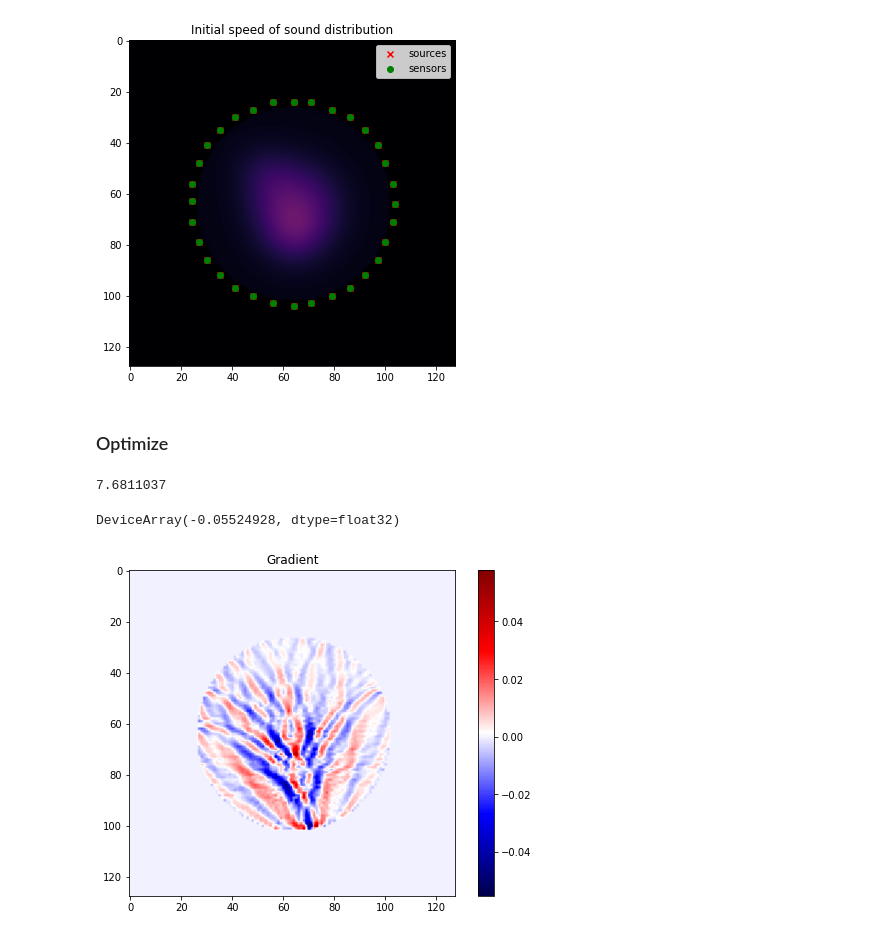
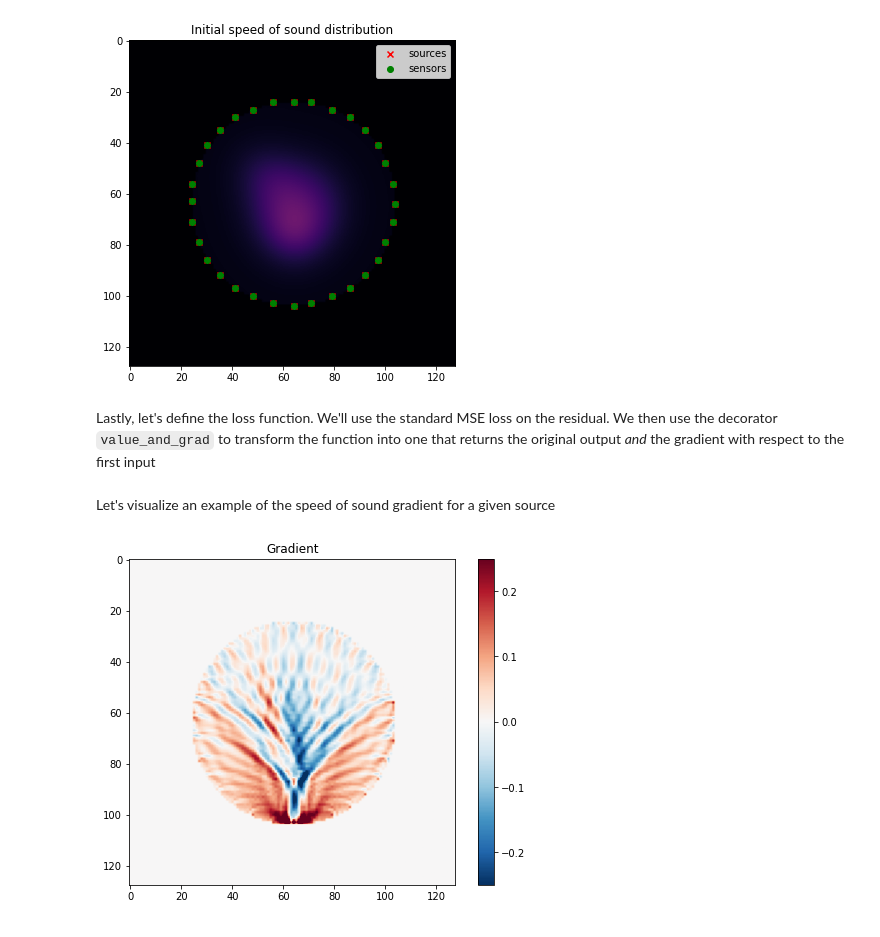
Before and after one commit to ucl-bug/jwave, a Jupyter notebook: docs/notebooks/FWI.ipynb, the cells around one changed output. Drawn from its saved outputs; the diff is of its cells as text; code cells hidden in the pictures.

Commit message:
fwi example

```diff
--- a/docs/notebooks/FWI.ipynb
+++ b/docs/notebooks/FWI.ipynb
@@ -135,0 +138,4 @@ single_source_simulation(medium.sound_speed, 1).block_until_ready()
+# %%
+batch_simulations = vmap(single_source_simulation, in_axes=(None, 0))
+p_data = batch_simulations(medium.sound_speed, jnp.arange(num_sources))
+print(f"Size of data [Source idx, Time, Sensor idx]: {p_data.shape}")
@@ -173,28 +206,3 @@ plt.title("Initial speed of sound distribution")
 plt.show()
 # %% [output]
 [figure]
-# %%
-def env_loss(trace, ref):
-    x = jnp.fft.fft(trace, axis=0)
-    x = x.at[len(x)//2:,:].set(0.)
-    y = jnp.abs(jnp.fft.ifft(x, axis=0))
-
-
-    x = jnp.fft.fft(ref, axis=0)
-    x = x.at[len(x)//2:,:].set(0.)
-    ref = jnp.abs(jnp.fft.ifft(x, axis=0))
-
-    return jnp.sum(jnp.abs(y - ref)**2)
-
-def loss_func(params, source_num):
-    '''
-    Maximizes energy at central sensor, minimize energy external ones'''
-    p = single_source_simulation(get_sound_speed(params), source_num)
-    return env_loss(p, p_data[source_num])
-    #return jnp.sum(jnp.abs(diff)**2)
-
-def loss_with_grad(params, source_num):
-    lossval, gradient = value_and_grad(loss_func, argnums=0)(params, source_num)
-    return lossval, gradient
-# %% [markdown]
-### Optimize
@@ -204,17 +209,23 @@ from jax.experimental import optimizers
-# %%
-loss, gradient = loss_with_grad(params, 1)
-print(loss)
-# %% [output]
-7.6811037
-# %%
-jnp.amin(gradient)
-# %% [output]
-DeviceArray(-0.05524928, dtype=float32)
+# %% [markdown]
+Lastly, let's define the loss function. We'll use the standard MSE loss on the residual. We then use the decorator `value_and_grad` to transform the function into one that returns the original output *and* the gradient with respect to the first input
+# %%
+def loss_func(params, source_num):
+    p = single_source_simulation(get_sound_speed(params), source_num)
+    return jnp.sum(jnp.abs(p - p_data[source_num])**2)
+
+def loss_with_grad(params, source_num):
+    lossval, gradient = value_and_grad(loss_func, argnums=0)(params, source_num)
+    return lossval, gradient
+# %% [markdown]
+Let's visualize an example of the speed of sound gradient for a given source
 # %%
+loss, gradient = loss_with_grad(params, source_num=0)
+
+# Viualize
 plt.figure(figsize=(8,6))
-plt.imshow(gradient, cmap="seismic")
+plt.imshow(gradient, cmap="RdBu_r", vmin=-.25, vmax=.25)
 plt.title("Gradient")
 plt.colorbar()
 plt.show()
 # %% [output]
-[figure, old version]
+[figure, new version]
```
Also changed, not shown: parts of 38 cells of this notebook, 1 other file.
